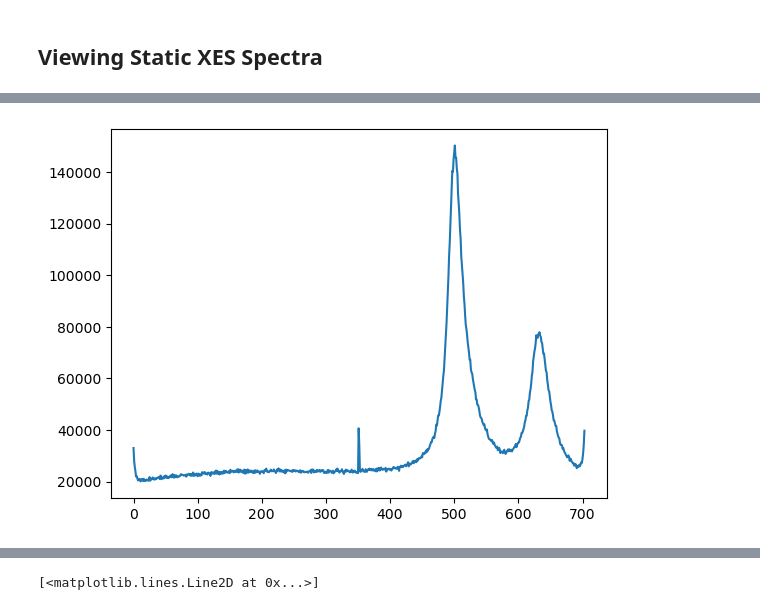
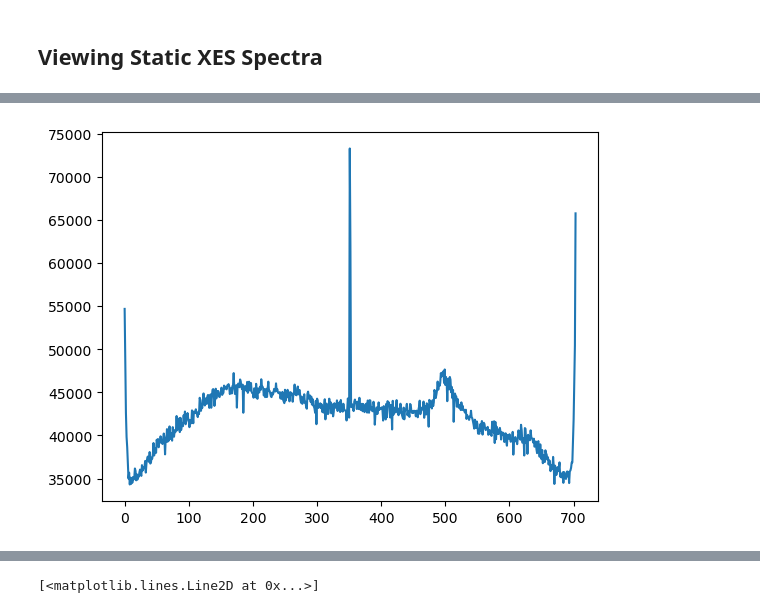
Before and after one commit to lg345/XSpect, a Jupyter notebook: XSpect_XES_examples.ipynb, the cells around one changed output, grey strips where cells are left out. Drawn from its saved outputs; the diff is of its cells as text; code cells hidden in the pictures.

```diff
--- a/XSpect_XES_examples.ipynb
+++ b/XSpect_XES_examples.ipynb
@@ -49,21 +69,21 @@ plt.imshow(v.summed_xes)
 # %%
 #Fe k-alpha
 xes_experiment = XSpect.XSpect_Analysis.spectroscopy_experiment(hutch='mfx',experiment_id='mfxl1045123',lcls_run=23)
 xes=XSpect.XSpect_Controller.XESBatchAnalysisRotation()
 xes.key_epix=['epix_1/ROI_0_area']
 #xes.set_key_aliases(keys,names)
 #xes.import_roi=[[0,100]]
-xes.rois=[[40,60]]
+xes.rois=[[30,50]]
 xes.adu_cutoff=3.0
 xes.angle=0
 xes.transpose=True
-xes.run_parser(['13'])
+xes.run_parser(['41-58'])
 start=time.time()
 xes.primary_analysis_parallel_range(4,xes_experiment,method=xes.primary_analysis_static,increment=2000,verbose=False)
 end=time.time()
 v=XSpect.XSpect_Visualization.XESVisualization()
 v.combine_static_spectra(xes_analysis=xes,xes_key='epix_ROI_1_summed')
 plt.plot(v.summed_xes)
 run3_Fe=v.summed_xes
 # %% [output]
-[figure, old version]
+[figure, new version]
```
Also changed, not shown: parts of 11 cells of this notebook, 1 other file.
